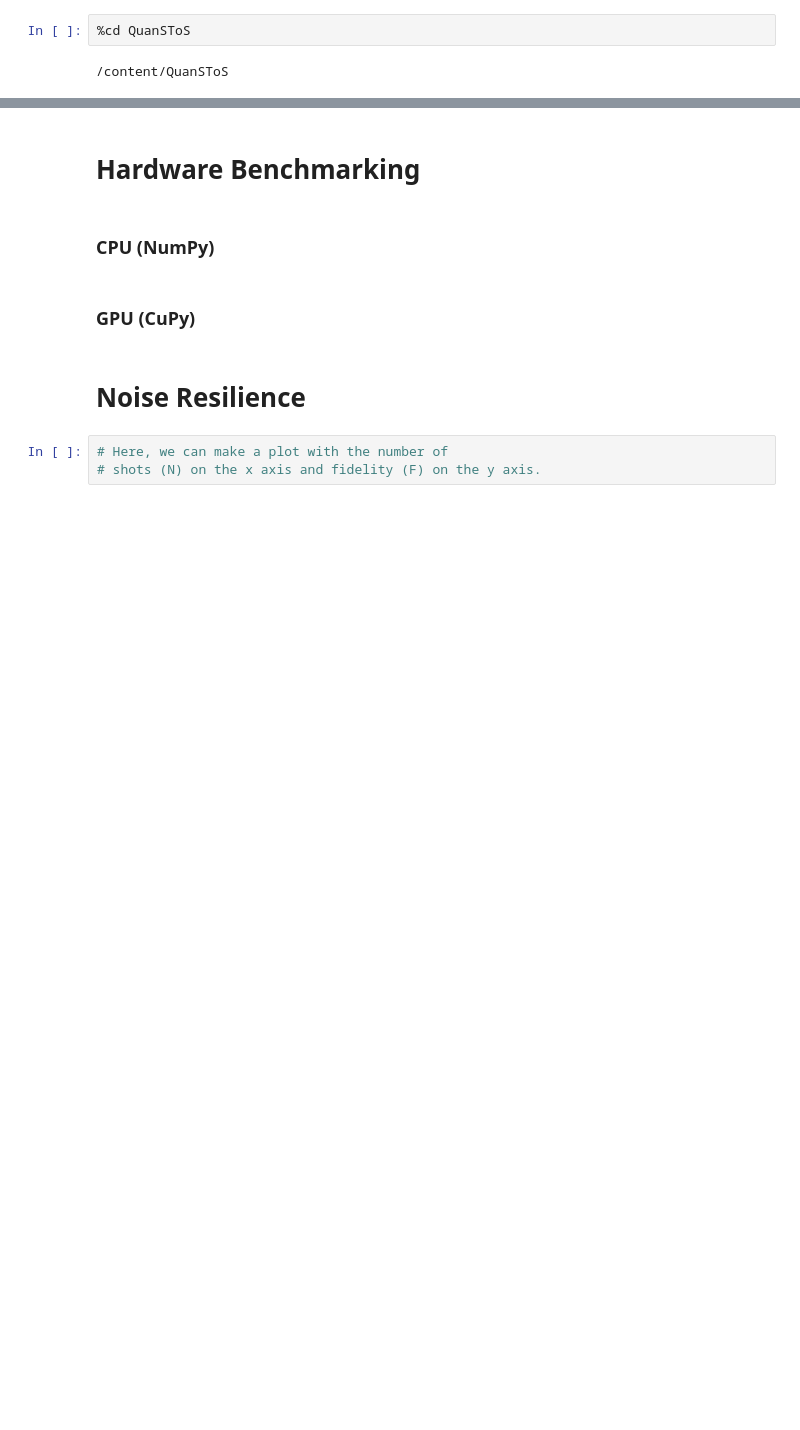
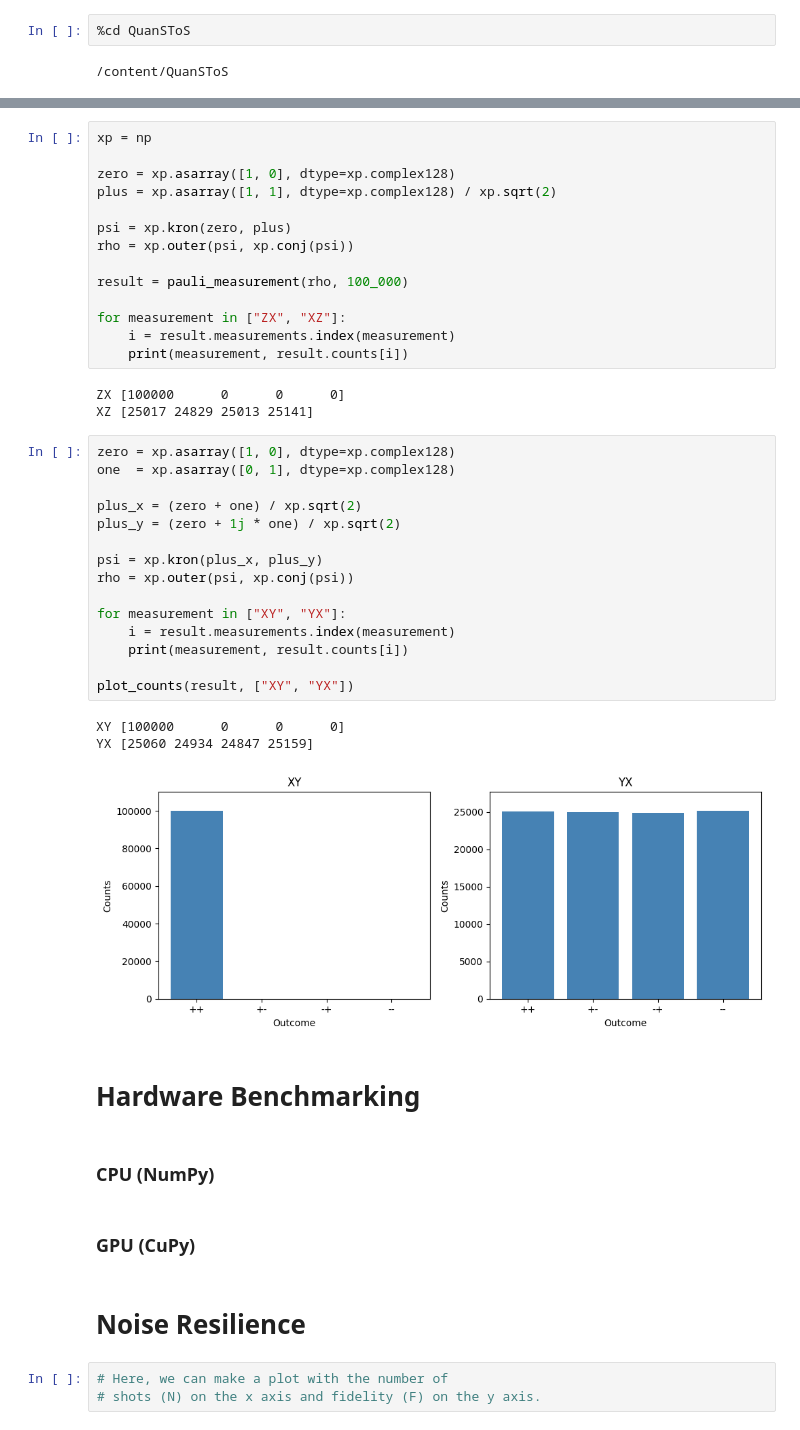
Before and after one commit to Ankit-539/QuanSToS, a Jupyter notebook: experiment.ipynb, the cells around one changed output, grey strips where cells are left out. Cells and saved outputs as stored; diff of their text form; blank space fills up the shorter version.

```diff
--- a/experiment.ipynb
+++ b/experiment.ipynb
@@ -153,3 +259,39 @@ rho.shape
+# %%
+xp = np
+
+zero = xp.asarray([1, 0], dtype=xp.complex128)
+plus = xp.asarray([1, 1], dtype=xp.complex128) / xp.sqrt(2)
+
+psi = xp.kron(zero, plus)
+rho = xp.outer(psi, xp.conj(psi))
+
+result = pauli_measurement(rho, 100_000)
+
+for measurement in ["ZX", "XZ"]:
+    i = result.measurements.index(measurement)
+    print(measurement, result.counts[i])
+# %% [output]
+ZX [100000      0      0      0]
+XZ [25017 24829 25013 25141]
+# %%
+zero = xp.asarray([1, 0], dtype=xp.complex128)
+one  = xp.asarray([0, 1], dtype=xp.complex128)
+
+plus_x = (zero + one) / xp.sqrt(2)
+plus_y = (zero + 1j * one) / xp.sqrt(2)
+
+psi = xp.kron(plus_x, plus_y)
+rho = xp.outer(psi, xp.conj(psi))
+
+for measurement in ["XY", "YX"]:
+    i = result.measurements.index(measurement)
+    print(measurement, result.counts[i])
+
+plot_counts(result, ["XY", "YX"])
+# %% [output]
+XY [100000      0      0      0]
+YX [25060 24934 24847 25159]
+[figure, added]
 # %% [markdown]
 # Hardware Benchmarking
 # %% [markdown]
```
Also changed, not shown: parts of 9 cells of this notebook.
